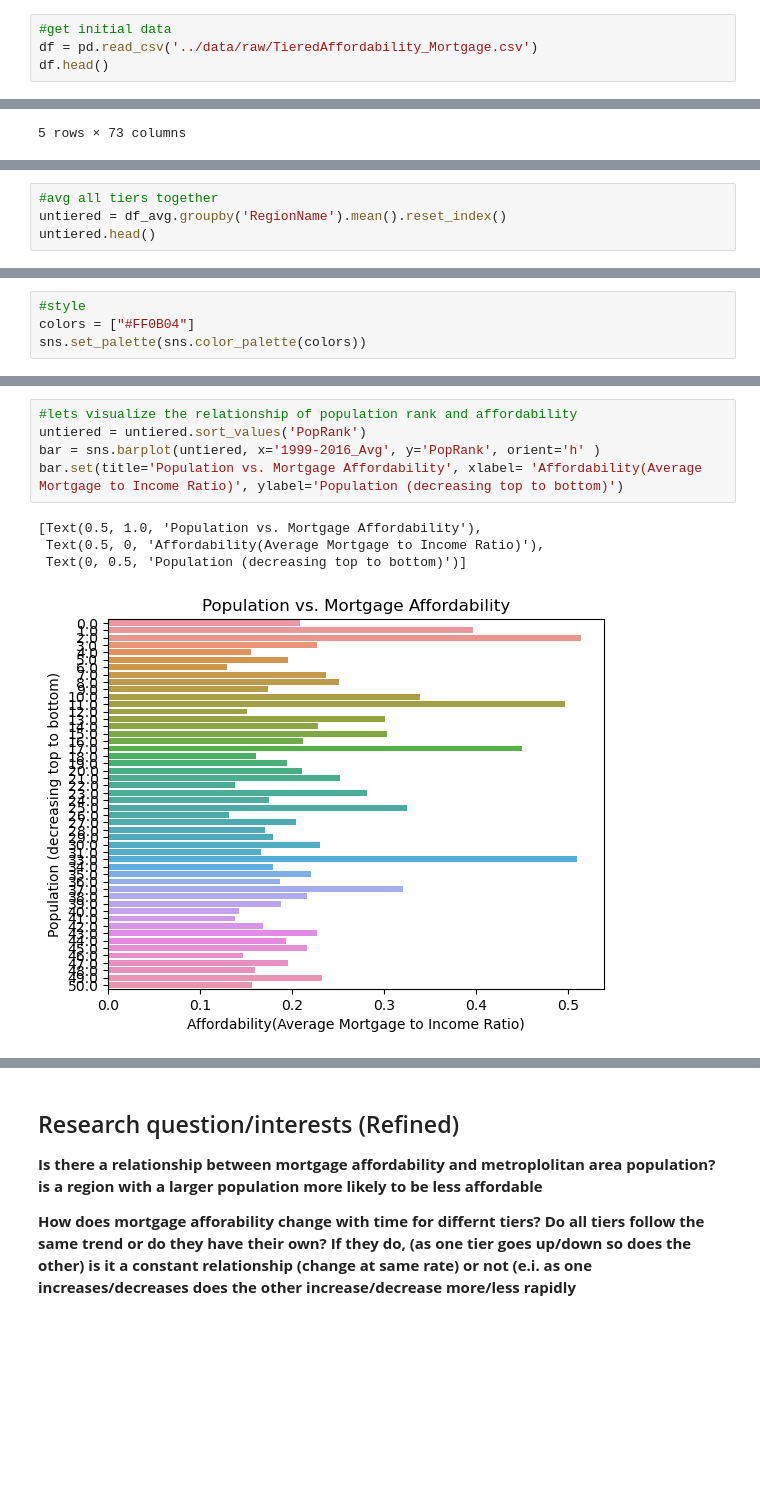
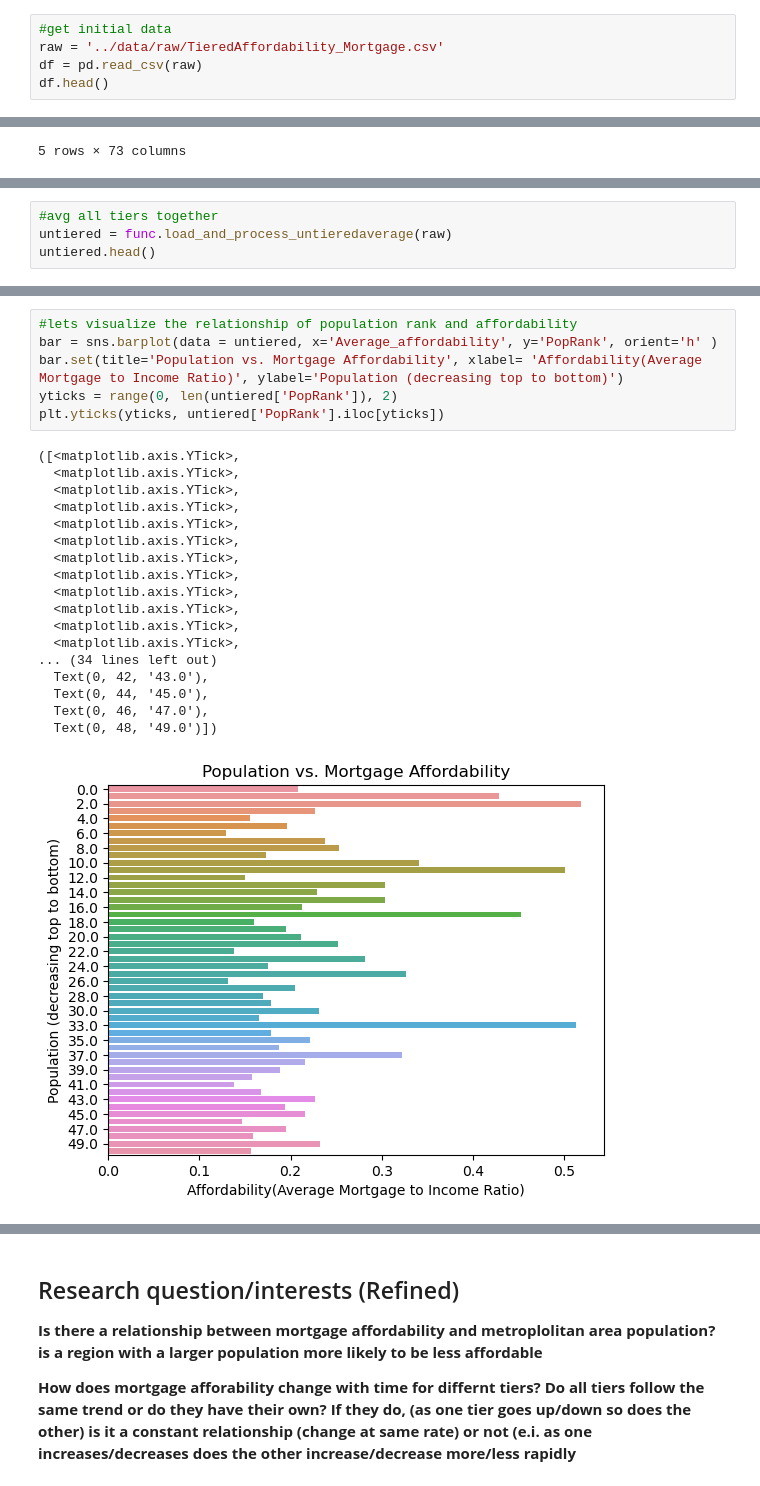
Before and after one commit to ubco-W2022T2-data301/project-group-therealgroup30, a Jupyter notebook: analysis/analysisWill.ipynb, the cells around one changed output, grey strips where cells are left out. Saved outputs shown, nothing was run; the diff lists cells and outputs as text; blank space fills up the shorter version.

```diff
--- a/analysis/analysisWill.ipynb
+++ b/analysis/analysisWill.ipynb
@@ -21,6 +26,7 @@ import matplotlib as plt
 # %%
 #get initial data
-df = pd.read_csv('../data/raw/TieredAffordability_Mortgage.csv')
+raw = '../data/raw/TieredAffordability_Mortgage.csv'
+df = pd.read_csv(raw)
 df.head()
 # %% [output]
 |  | RegionID | RegionName | PopRank | tier | 1999-06-30 | 1999-09-30 | 1999-12-31 | 2000-03-31 | 2000-06-30 | ... |
@@ -51,6 +61,6 @@ df_avg
 147 rows × 74 columns
 # %%
 #avg all tiers together
-untiered = df_avg.groupby('RegionName').mean().reset_index()
+untiered = func.load_and_process_untieredaverage(raw)
 untiered.head()
 # %% [output]
@@ -67,4 +75,0 @@ untiered.to_csv('../data/processed/untieredMortgageAffortability')
-# %%
-#style
-colors = ["#FF0B04"]
-sns.set_palette(sns.color_palette(colors))
@@ -71,11 +82,26 @@ sns.set_palette(sns.color_palette(colors))
 # %%
 #lets visualize the relationship of population rank and affordability
-untiered = untiered.sort_values('PopRank')
-bar = sns.barplot(untiered, x='1999-2016_Avg', y='PopRank', orient='h' )
+bar = sns.barplot(data = untiered, x='Average_affordability', y='PopRank', orient='h' )
 bar.set(title='Population vs. Mortgage Affordability', xlabel= 'Affordability(Average Mortgage to Income Ratio)', ylabel='Population (decreasing top to bottom)')
+yticks = range(0, len(untiered['PopRank']), 2)
+plt.yticks(yticks, untiered['PopRank'].iloc[yticks])
 # %% [output]
-[Text(0.5, 1.0, 'Population vs. Mortgage Affordability'),
- Text(0.5, 0, 'Affordability(Average Mortgage to Income Ratio)'),
- Text(0, 0.5, 'Population (decreasing top to bottom)')]
+([<matplotlib.axis.YTick>,
+  <matplotlib.axis.YTick>,
+  <matplotlib.axis.YTick>,
+  <matplotlib.axis.YTick>,
+  <matplotlib.axis.YTick>,
+  <matplotlib.axis.YTick>,
+  <matplotlib.axis.YTick>,
+  <matplotlib.axis.YTick>,
+  <matplotlib.axis.YTick>,
+  <matplotlib.axis.YTick>,
+  <matplotlib.axis.YTick>,
+  <matplotlib.axis.YTick>,
+... (34 lines left out)
+  Text(0, 42, '43.0'),
+  Text(0, 44, '45.0'),
+  Text(0, 46, '47.0'),
+  Text(0, 48, '49.0')])
-[figure, old version]
+[figure, new version]
 # %%
```
Also changed, not shown: parts of 17 cells of this notebook, 2 other files.
